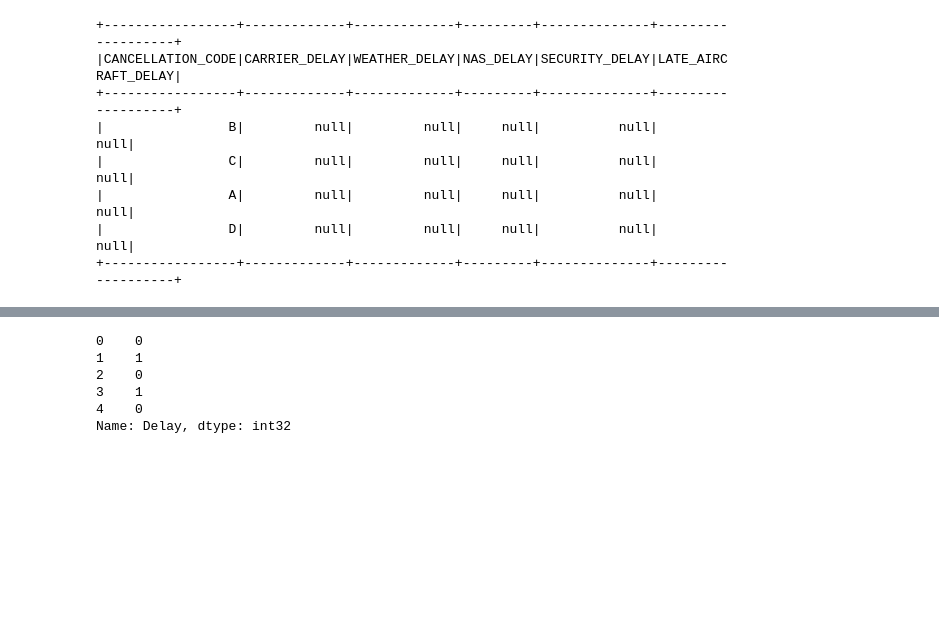
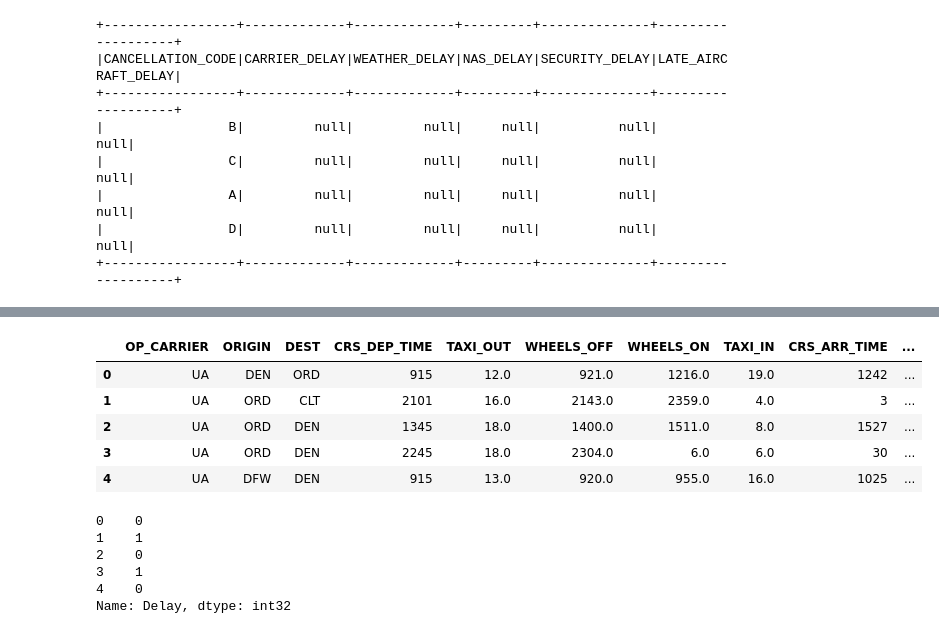
Before and after one commit to shriparna/FlightAhead, a Jupyter notebook: code/FlightAheadShridhar.ipynb, the cells around one changed output, grey strips where cells are left out. Drawn from its saved outputs; the diff is of its cells as text; code cells hidden in the pictures; blank space fills up the shorter version.

```diff
--- a/code/FlightAheadShridhar.ipynb
+++ b/code/FlightAheadShridhar.ipynb
@@ -235,3 +239,12 @@ dtype: int64
+# %%
+pflights_df.head()
+# %% [output]
+|  | OP_CARRIER | ORIGIN | DEST | CRS_DEP_TIME | TAXI_OUT | WHEELS_OFF | WHEELS_ON | TAXI_IN | CRS_ARR_TIME | ... |
+| 0 | UA | DEN | ORD | 915 | 12.0 | 921.0 | 1216.0 | 19.0 | 1242 | ... |
+| 1 | UA | ORD | CLT | 2101 | 16.0 | 2143.0 | 2359.0 | 4.0 | 3 | ... |
+| 2 | UA | ORD | DEN | 1345 | 18.0 | 1400.0 | 1511.0 | 8.0 | 1527 | ... |
+| 3 | UA | ORD | DEN | 2245 | 18.0 | 2304.0 | 6.0 | 6.0 | 30 | ... |
+| 4 | UA | DFW | DEN | 915 | 13.0 | 920.0 | 955.0 | 16.0 | 1025 | ... |
 # %%
 # Choose y and show
 y = pflights_df["Delay"]
```
Also changed, not shown: parts of 21 cells of this notebook.
